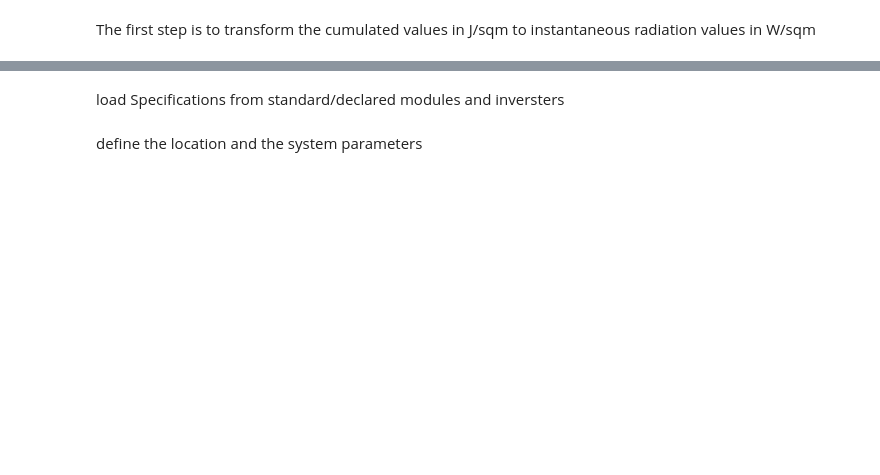
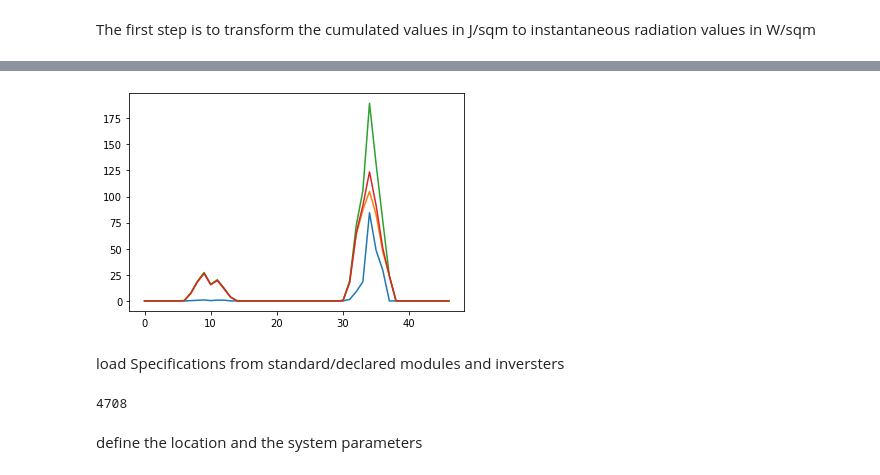
Before and after one commit to inwe-boku/PV_from_era5, a Jupyter notebook: pv_output_from_era5_land_single_coordinate.ipynb, the cells around one changed output, grey strips where cells are left out. Cells and saved outputs as stored; diff of their text form; code cells hidden in the pictures; blank space fills up the shorter version.

```diff
--- a/pv_output_from_era5_land_single_coordinate.ipynb
+++ b/pv_output_from_era5_land_single_coordinate.ipynb
@@ -22,0 +69,16 @@ The first step is to transform the cumulated values in J/sqm to instantaneous ra
+# %%
+timepre = ghi_era5l["time"].values
+timeindex = pd.to_datetime(timepre, dayfirst=True, utc=True, infer_datetime_format=True)
+dayofyear = ghi_era5l.time.dt.dayofyear.values
+Zenith = pvlib.solarposition.get_solarposition(timepre, latitude=54.0, longitude=9.0).zenith.values
+#plt.plot(Zenith)
+erbs = pvlib.irradiance.erbs(ghi_era5l, zenith=Zenith, datetime_or_doy=dayofyear)
+dni_era5l = erbs["dni"]
+dhi_era5l = erbs["dhi"]
+# %%
+plt.plot(dni_era5l)
+plt.plot(dhi_era5l)
+plt.plot(dni_era5l+dhi_era5l)
+plt.plot(ghi_era5l)
+print(timeindex.values)
+# %% [output]
@@ -23,5 +102,11 @@ The first step is to transform the cumulated values in J/sqm to instantaneous ra
+[figure, added]
 # %% [markdown]
 load Specifications from standard/declared modules and inversters
+# %%
+import gc
+gc.collect()
+# %% [output]
+4708
 # %%
 # load the module and inverter specifications
 sandia_modules = pvlib.pvsystem.retrieve_sam('SandiaMod')
```
Also changed, not shown: parts of 15 cells of this notebook.
